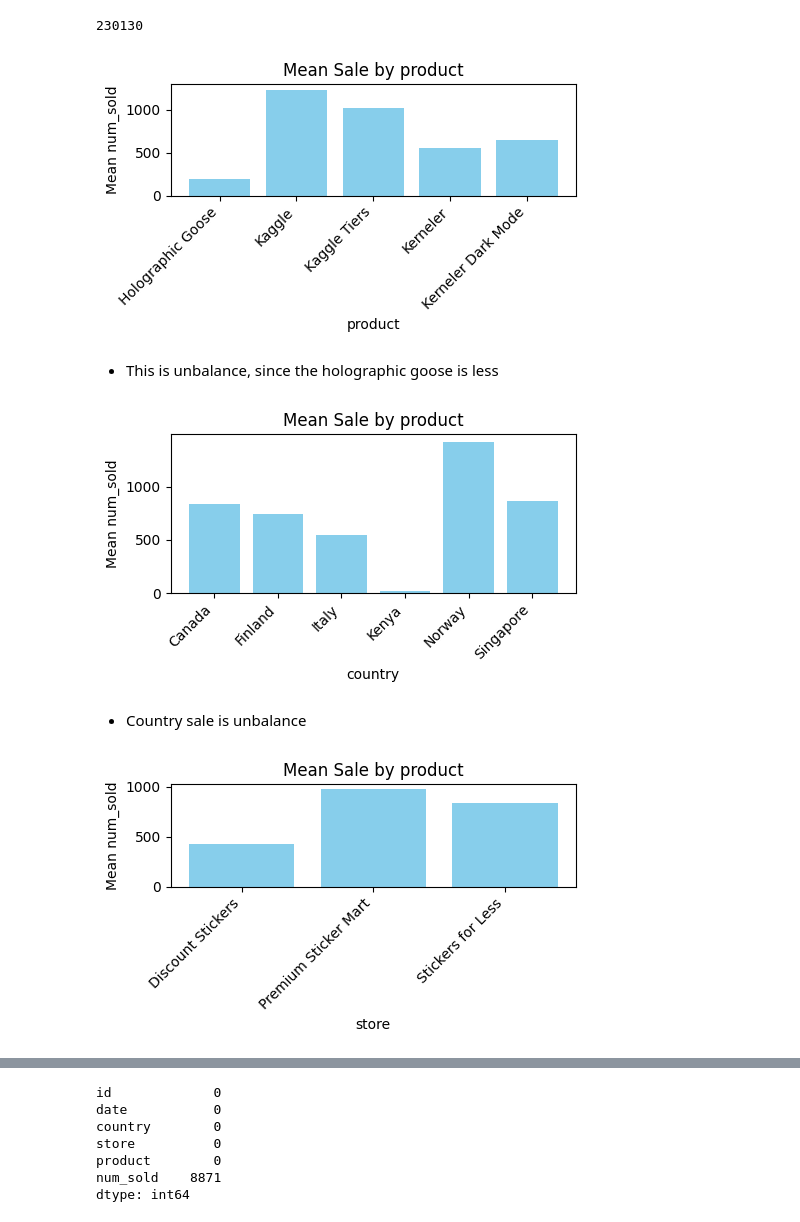
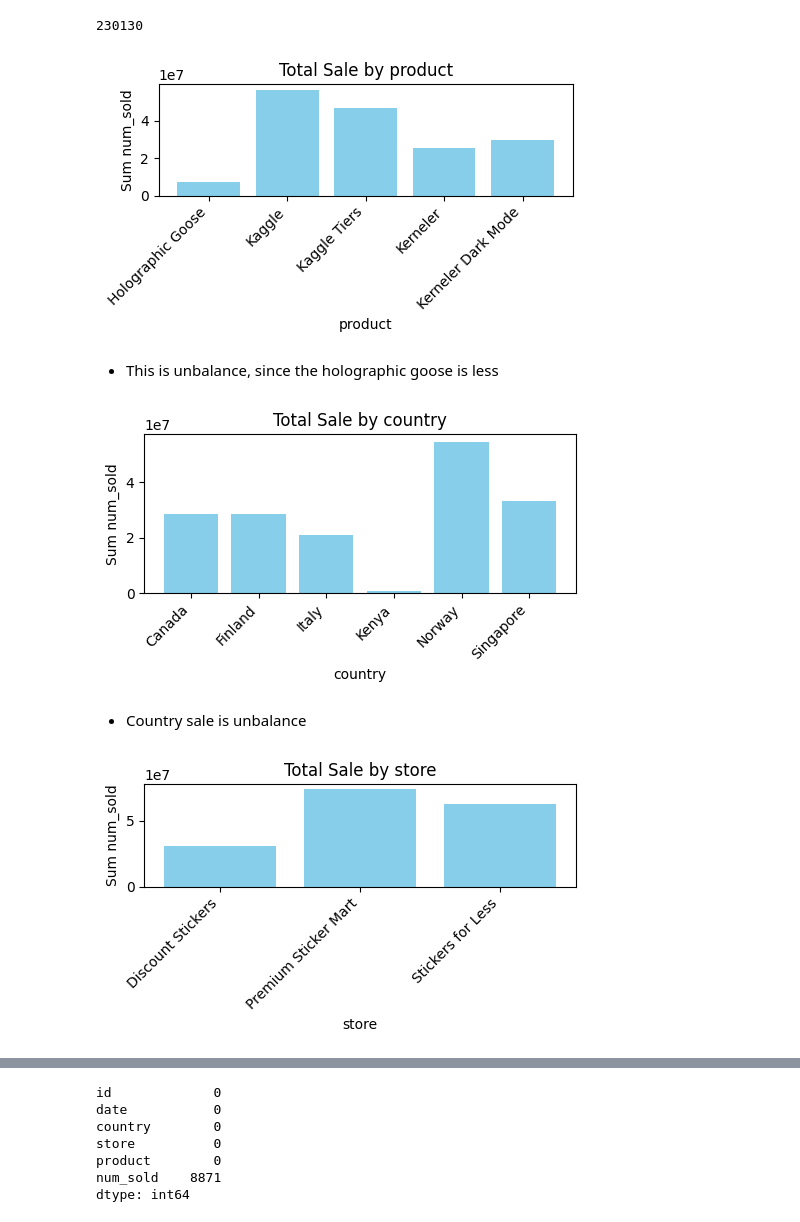
Before and after one commit to chiseanchang0727/Kaggle-ForecastingStickerSales, a Jupyter notebook: EDA_v1.ipynb, the cells around one changed output, grey strips where cells are left out. Drawn from its saved outputs; the diff is of its cells as text; code cells hidden in the pictures.

```diff
--- a/EDA_v1.ipynb
+++ b/EDA_v1.ipynb
@@ -5,7 +5,7 @@ import matplotlib.pyplot as plt
 # %% [markdown]
 ### Helper functions
 # %%
-def plot_bar(data, x_col, y_col, agg_func='mean', title=None, xlabel=None, ylabel=None):
+def plot_bar(data, x_col, y_col, agg_func='sum', title=None, xlabel=None, ylabel=None):
     """
     Plots a bar chart based on the specified X and Y columns with an aggregation function.
 
@@ -33,6 +33,19 @@ def plot_bar(data, x_col, y_col, agg_func='mean', title=None, xlabel=None, ylabe
     plt.xticks(rotation=45, ha='right')
     plt.tight_layout()
     plt.show()
+# %%
+def add_time_features(data, date_col='date'):
+    df = data.copy()
+    df[date_col] = pd.to_datetime(df[date_col])
+    df = df.sort_values(date_col).reset_index(drop=True)
+
+    # Time-based features
+    df['Year'] = df[date_col].dt.year
+    df['Month'] = df[date_col].dt.month
+    df['Day'] = df[date_col].dt.day
+
+
+    return df
 # %%
 df_train = pd.read_csv('./data/train.csv')
 # %%
@@ -46,0 +69,3 @@ df_train.head()
+# %%
+df_train = add_time_features(df_train)
+df_train.head()
@@ -49,18 +81,18 @@ df_train.id.nunique()
 # %% [output]
 230130
 # %%
-plot_bar(df_train, x_col='product', y_col='num_sold', title='Mean Sale by product')
+plot_bar(df_train, x_col='product', y_col='num_sold', title='Total Sale by product')
 # %% [output]
-[figure, old version]
+[figure, new version]
 # %% [markdown]
 - This is unbalance, since the holographic goose is less
 # %%
-plot_bar(df_train, x_col='country', y_col='num_sold', title='Mean Sale by product')
+plot_bar(df_train, x_col='country', y_col='num_sold', title='Total Sale by country')
 # %% [output]
-[figure, old version]
+[figure, new version]
 # %% [markdown]
 - Country sale is unbalance
 # %%
-plot_bar(df_train, x_col='store', y_col='num_sold', title='Mean Sale by product')
+plot_bar(df_train, x_col='store', y_col='num_sold', title='Total Sale by store')
 # %% [output]
-[figure, old version]
+[figure, new version]
```
Also changed, not shown: parts of 9 cells of this notebook.
